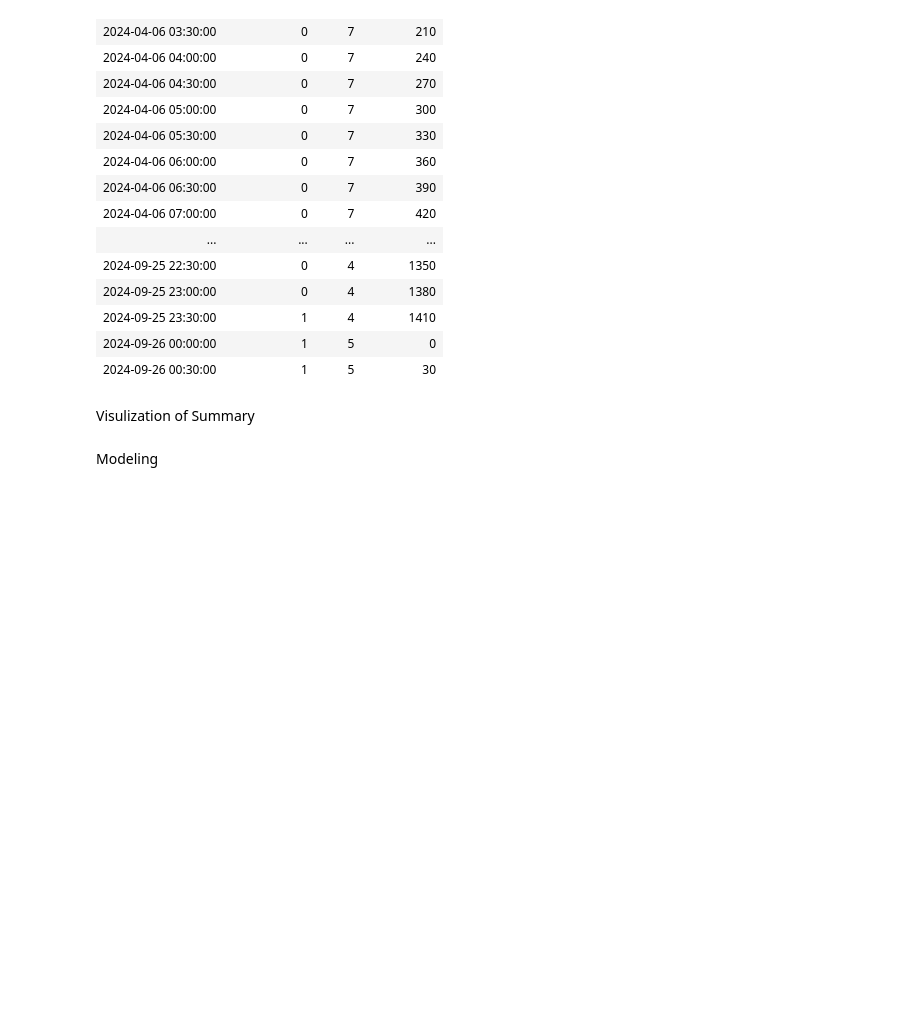
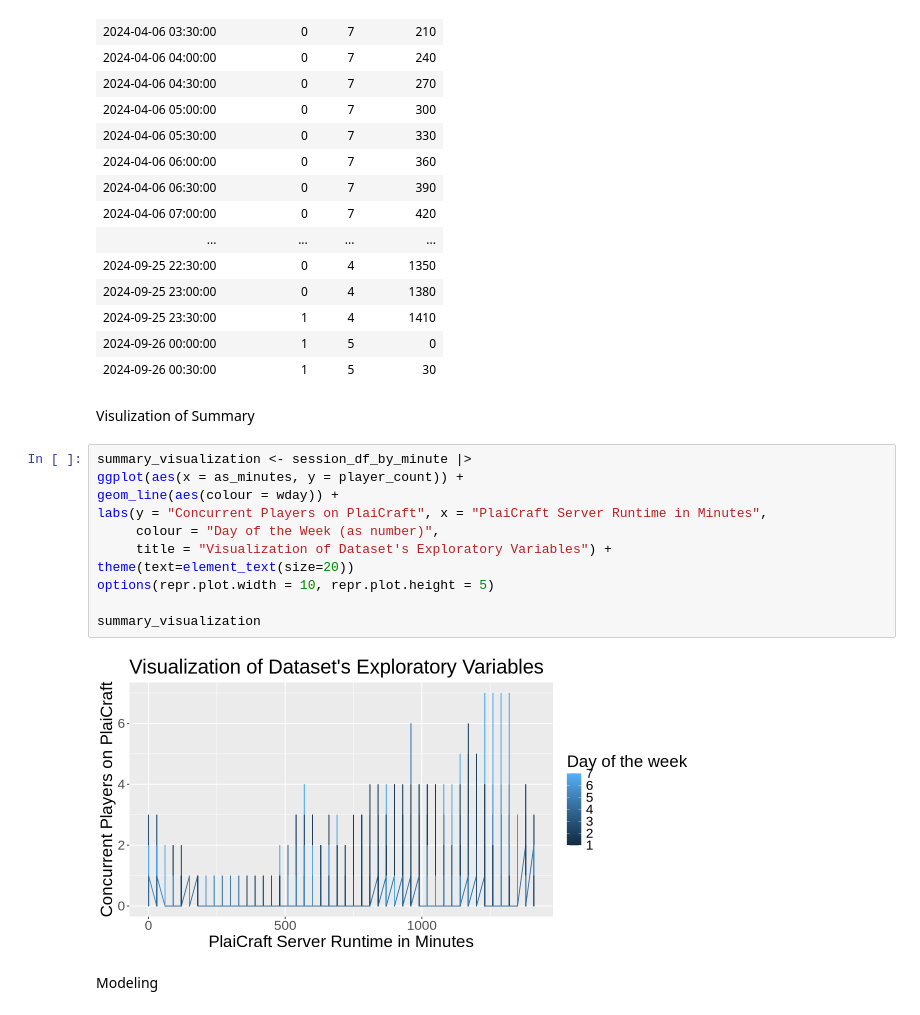
Before and after one commit to ARPBlueSteel/dsci100-project-24w-003-4, a Jupyter notebook: project_report.ipynb, the cells around one changed output. Drawn from its saved outputs; the diff is of its cells as text; blank space fills up the shorter version.

Commit message:
Summary visualization
Made a graph

```diff
--- a/project_report.ipynb
+++ b/project_report.ipynb
@@ -80,6 +86,19 @@ A data.frame: 8301 × 4
 | 2024-09-26 00:30:00 | 1 | 5 | 30 |
 # %% [markdown]
 Visulization of Summary
+# %%
+summary_visualization <- session_df_by_minute |>
+ggplot(aes(x = as_minutes, y = player_count)) +
+geom_line(aes(colour = wday)) +
+labs(y = "Concurrent Players on PlaiCraft", x = "PlaiCraft Server Runtime in Minutes",
+     colour = "Day of the Week (as number)",
+     title = "Visualization of Dataset's Exploratory Variables") +
+theme(text=element_text(size=20))
+options(repr.plot.width = 10, repr.plot.height = 5)
+
+summary_visualization
+# %% [output]
+[figure, added]
 # %% [markdown]
 Modeling
 # %%
```
Also changed, not shown: parts of 3 cells of this notebook.
